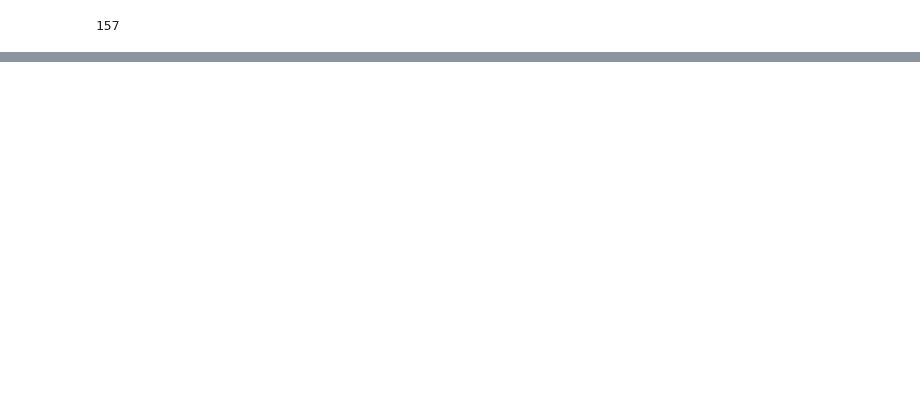
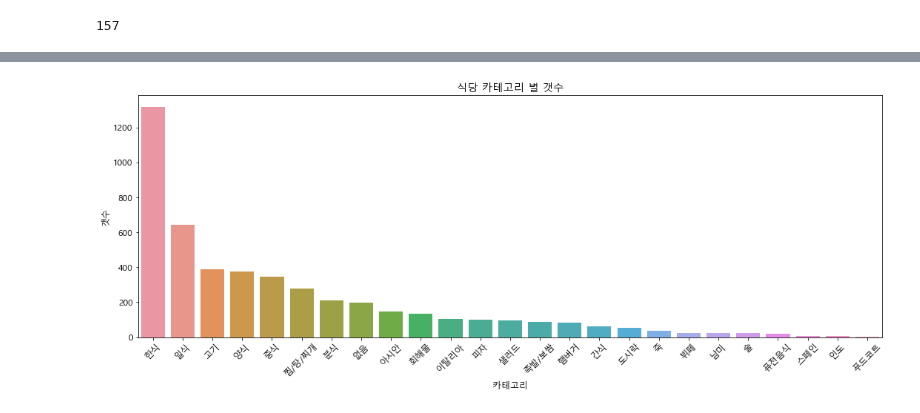
Before and after one commit to Lunch-Lab/data, a Jupyter notebook: res_EDA.ipynb, the cells around one changed output, grey strips where cells are left out. Cells and saved outputs as stored; diff of their text form; code cells hidden in the pictures; blank space fills up the shorter version.

Commit message:
Feat : 카테고리 기준이 되는 데이터 프레임 생성, 카테고리별 EDA 추가

```diff
--- a/res_EDA.ipynb
+++ b/res_EDA.ipynb
@@ -11,3 +21,6 @@ res_info_df.head()
 | 2 | 피오렌티나 | 이탈리아음식 | 서울 강남구 논현로 841 제이비 미소 빌딩 | 디너 코스 1인 | 70,000원 | 90 | 53 | 논현로 841 피오렌티나 | 정훈 |
 | 3 | 압구정변강쇠떡볶이 | 떡볶이 | 서울 강남구 도산대로46길 21 한진로즈힐아파트 101동 상... | 쌀떡볶이(4줄) 1인분 | 4,500원 | 1583 | 526 | 도산대로46길 21 압구정변강쇠떡볶이 | 정훈 |
 | 4 | 마포만두 역삼점 | 만두 | 서울 강남구 논현로 429 | 메뉴없음 | 가격없음 | 25 | 3 | 논현로 429 마포만두 | 정훈 |
+# %%
+res_standard_df = pd.read_excel(f'data/res_category_기준.xlsx')
+res_standard_df.head()
@@ -62,0 +87,8 @@ len(res_info_df['업태구분'].unique())
+# %%
+# '구분'이라는 새로운 컬럼 추가
+res_standard_df['구분'] = ''
+
+# apply 함수를 사용하여 열에 함수 적용
+res_standard_df['구분'] = res_standard_df.apply(label_category, axis=1)
+
+res_standard_df.head(10)
@@ -62,0 +109,16 @@ len(res_info_df['업태구분'].unique())
+# %%
+# apply 함수를 사용하여 열에 함수 적용
+res_info_df['구분'] = res_info_df.apply(label_category, axis=1)
+
+# '카테고리'라는 새로운 컬럼 추가
+res_info_df['카테고리'] = ''
+
+# res_info_df와 res_standard_df의 '업태구분'을 기준으로 일치하는 경우에만 '카테고리' 컬럼 채우기
+for idx, row in res_info_df.iterrows():
+    match_row = res_standard_df[res_standard_df['업태구분'] == row['업태구분']]
+    if not match_row.empty:
+        res_info_df.at[idx, '카테고리'] = match_row.iloc[0]['카테고리']
+    else:
+        res_info_df.at[idx, '카테고리'] = '없음'
+
+res_info_df.head(10)
@@ -62,0 +139,5 @@ len(res_info_df['업태구분'].unique())
+# %%
+# '구분'이 '사용'인 행들만 필터링
+filtered_res_info_df = res_info_df.drop(columns=['담당'],inplace=True)
+filtered_res_info_df = res_info_df[res_info_df['구분'] == '사용']
+filtered_res_info_df
@@ -62,0 +158,15 @@ len(res_info_df['업태구분'].unique())
+# %%
+
+# 카테고리 별 갯수를 세기
+category_counts = filtered_res_info_df['카테고리'].value_counts()
+
+# seaborn을 사용하여 시각화
+plt.figure(figsize=(18, 6))
+sb.countplot(data=filtered_res_info_df, x='카테고리', order=category_counts.index)
+plt.xticks(rotation=45)
+plt.xlabel('카테고리')
+plt.ylabel('갯수')
+plt.title('식당 카테고리 별 갯수')
+plt.show()
+# %% [output]
+[figure, added]
```
Also changed, not shown: parts of 15 cells of this notebook.
